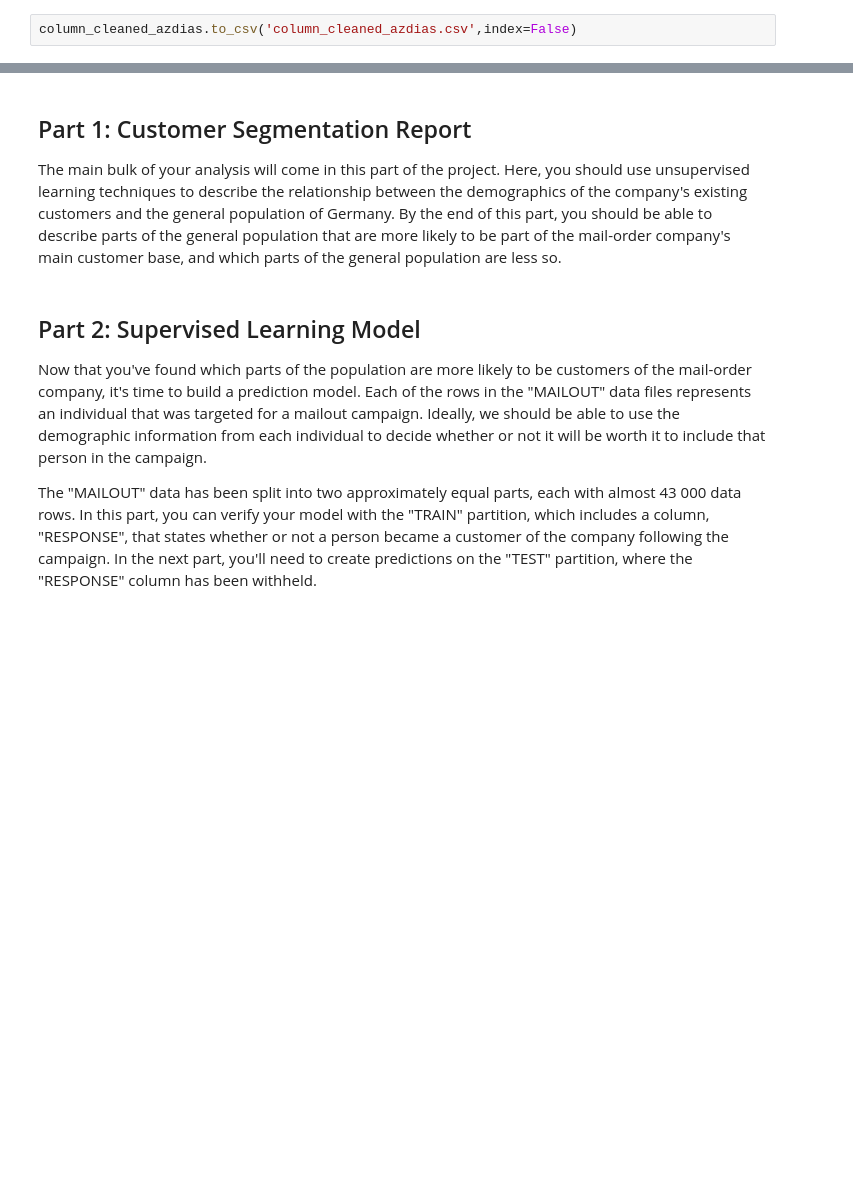
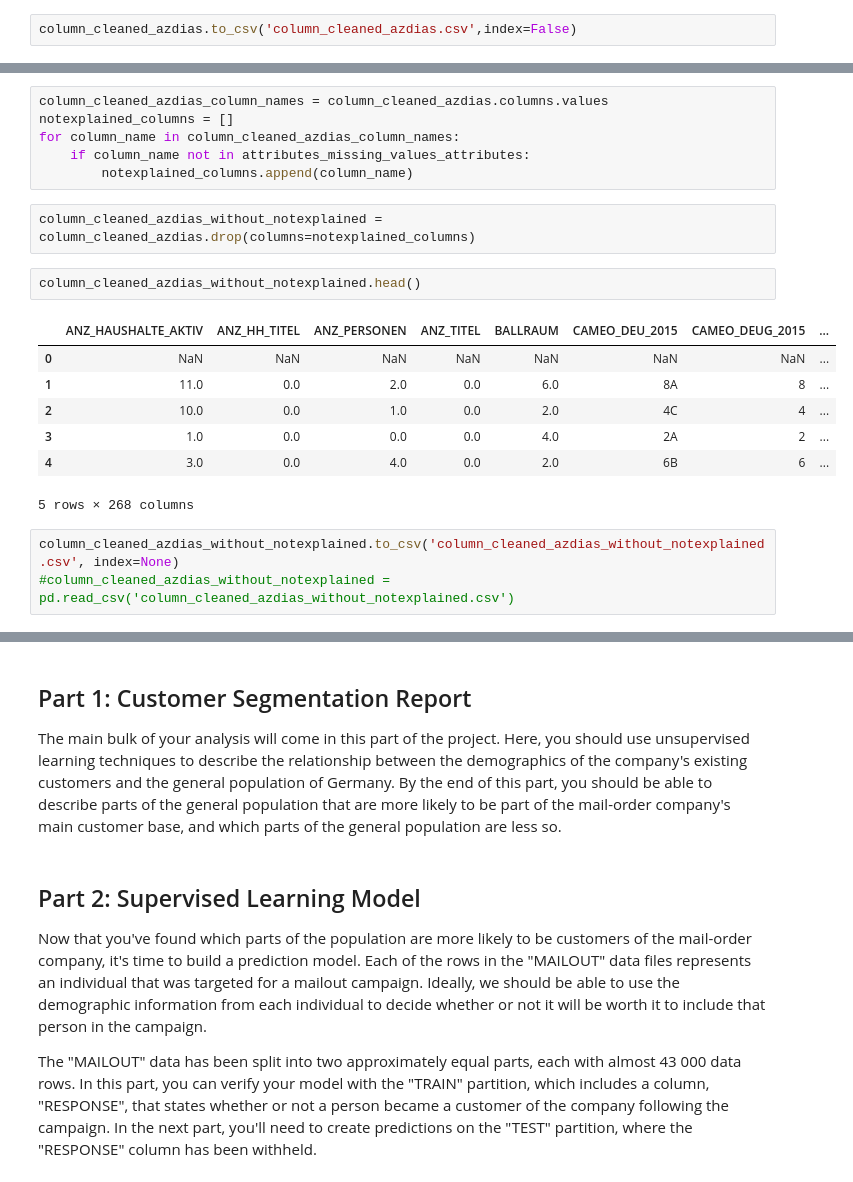
Before and after one commit to coderhh/ML_SageMaker_Studies, a Jupyter notebook: Arvato_Customer_Segmentation/Arvato Project Workbook.ipynb, the cells around one changed output, grey strips where cells are left out. Drawn from its saved outputs; the diff is of its cells as text; blank space fills up the shorter version.

Commit message:
Re-Engineered Attributes

```diff
--- a/Arvato_Customer_Segmentation/Arvato Project Workbook.ipynb
+++ b/Arvato_Customer_Segmentation/Arvato Project Workbook.ipynb
@@ -285,0 +259,21 @@ attribute_names_left_df.to_csv('attribute_types.csv')
+# %%
+column_cleaned_azdias_column_names = column_cleaned_azdias.columns.values
+notexplained_columns = []
+for column_name in column_cleaned_azdias_column_names:
+    if column_name not in attributes_missing_values_attributes:
+        notexplained_columns.append(column_name)
+# %%
+column_cleaned_azdias_without_notexplained = column_cleaned_azdias.drop(columns=notexplained_columns)
+# %%
+column_cleaned_azdias_without_notexplained.head()
+# %% [output]
+|  | ANZ_HAUSHALTE_AKTIV | ANZ_HH_TITEL | ANZ_PERSONEN | ANZ_TITEL | BALLRAUM | CAMEO_DEU_2015 | CAMEO_DEUG_2015 | ... |
+| 0 | NaN | NaN | NaN | NaN | NaN | NaN | NaN | ... |
+| 1 | 11.0 | 0.0 | 2.0 | 0.0 | 6.0 | 8A | 8 | ... |
+| 2 | 10.0 | 0.0 | 1.0 | 0.0 | 2.0 | 4C | 4 | ... |
+| 3 | 1.0 | 0.0 | 0.0 | 0.0 | 4.0 | 2A | 2 | ... |
+| 4 | 3.0 | 0.0 | 4.0 | 0.0 | 2.0 | 6B | 6 | ... |
+5 rows × 268 columns
+# %%
+column_cleaned_azdias_without_notexplained.to_csv('column_cleaned_azdias_without_notexplained.csv', index=None)
+#column_cleaned_azdias_without_notexplained = pd.read_csv('column_cleaned_azdias_without_notexplained.csv')
```
Also changed, not shown: parts of 51 cells of this notebook, 2 other files.
